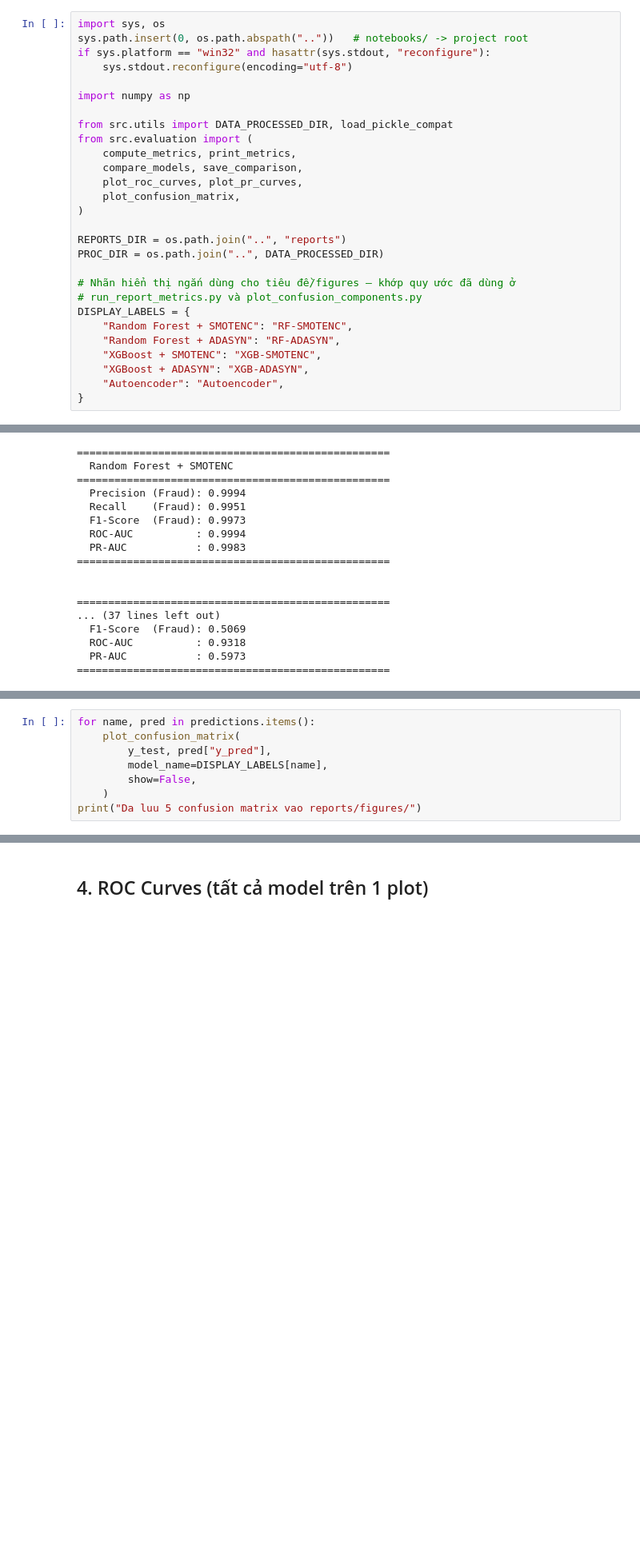
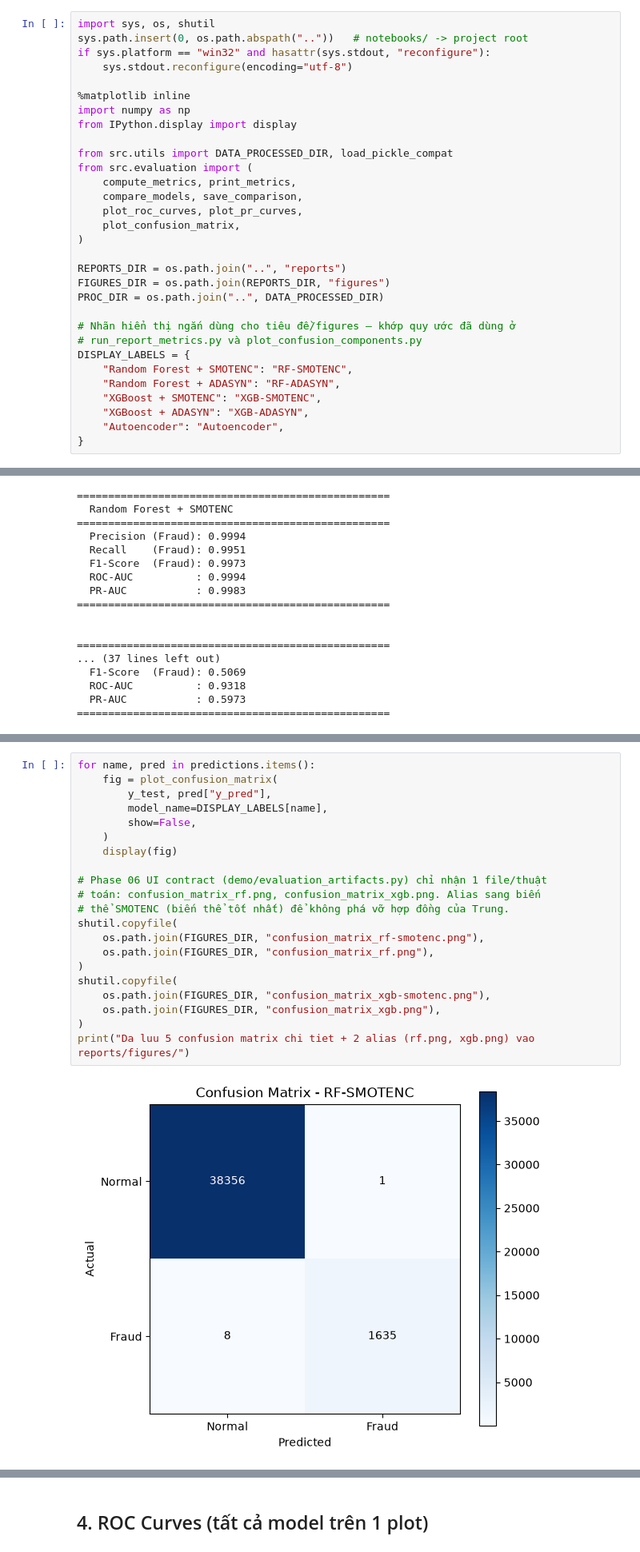
Before and after one commit to uit-25730067-chithanh/CS106-Team09-Fraud-Detection, a Jupyter notebook: draft/fraud-detection/notebooks/06_evaluation_comparison.ipynb, the cells around one changed output, grey strips where cells are left out. Shown at 80% size. Saved outputs shown, nothing was run; the diff lists cells and outputs as text; blank space fills up the shorter version.

```diff
--- a/draft/fraud-detection/notebooks/06_evaluation_comparison.ipynb
+++ b/draft/fraud-detection/notebooks/06_evaluation_comparison.ipynb
@@ -6,12 +6,14 @@
 # %% [markdown]
 ## 0. Imports & Setup
 # %%
-import sys, os
+import sys, os, shutil
 sys.path.insert(0, os.path.abspath(".."))   # notebooks/ -> project root
 if sys.platform == "win32" and hasattr(sys.stdout, "reconfigure"):
     sys.stdout.reconfigure(encoding="utf-8")
 
+%matplotlib inline
 import numpy as np
+from IPython.display import display
 
 from src.utils import DATA_PROCESSED_DIR, load_pickle_compat
 from src.evaluation import (
@@ -22,6 +24,7 @@ from src.evaluation import (
 )
 
 REPORTS_DIR = os.path.join("..", "reports")
+FIGURES_DIR = os.path.join(REPORTS_DIR, "figures")
 PROC_DIR = os.path.join("..", DATA_PROCESSED_DIR)
 
 # Nhãn hiển thị ngắn dùng cho tiêu đề/figures — khớp quy ước đã dùng ở
@@ -101,8 +103,0 @@ Lưu heatmap riêng cho từng model vào `reports/figures/confusion_matrix_<mod
-# %%
-for name, pred in predictions.items():
-    plot_confusion_matrix(
-        y_test, pred["y_pred"],
-        model_name=DISPLAY_LABELS[name],
-        show=False,
-    )
-print("Da luu 5 confusion matrix vao reports/figures/")
@@ -110,0 +104,23 @@ Da luu 5 confusion matrix vao reports/figures/
+# %%
+for name, pred in predictions.items():
+    fig = plot_confusion_matrix(
+        y_test, pred["y_pred"],
+        model_name=DISPLAY_LABELS[name],
+        show=False,
+    )
+    display(fig)
+
+# Phase 06 UI contract (demo/evaluation_artifacts.py) chỉ nhận 1 file/thuật
+# toán: confusion_matrix_rf.png, confusion_matrix_xgb.png. Alias sang biến
+# thể SMOTENC (biến thể tốt nhất) để không phá vỡ hợp đồng của Trung.
+shutil.copyfile(
+    os.path.join(FIGURES_DIR, "confusion_matrix_rf-smotenc.png"),
+    os.path.join(FIGURES_DIR, "confusion_matrix_rf.png"),
+)
+shutil.copyfile(
+    os.path.join(FIGURES_DIR, "confusion_matrix_xgb-smotenc.png"),
+    os.path.join(FIGURES_DIR, "confusion_matrix_xgb.png"),
+)
+print("Da luu 5 confusion matrix chi tiet + 2 alias (rf.png, xgb.png) vao reports/figures/")
+# %% [output]
+[figure, added]
```
Also changed, not shown: parts of 7 cells of this notebook, 10 other files.
